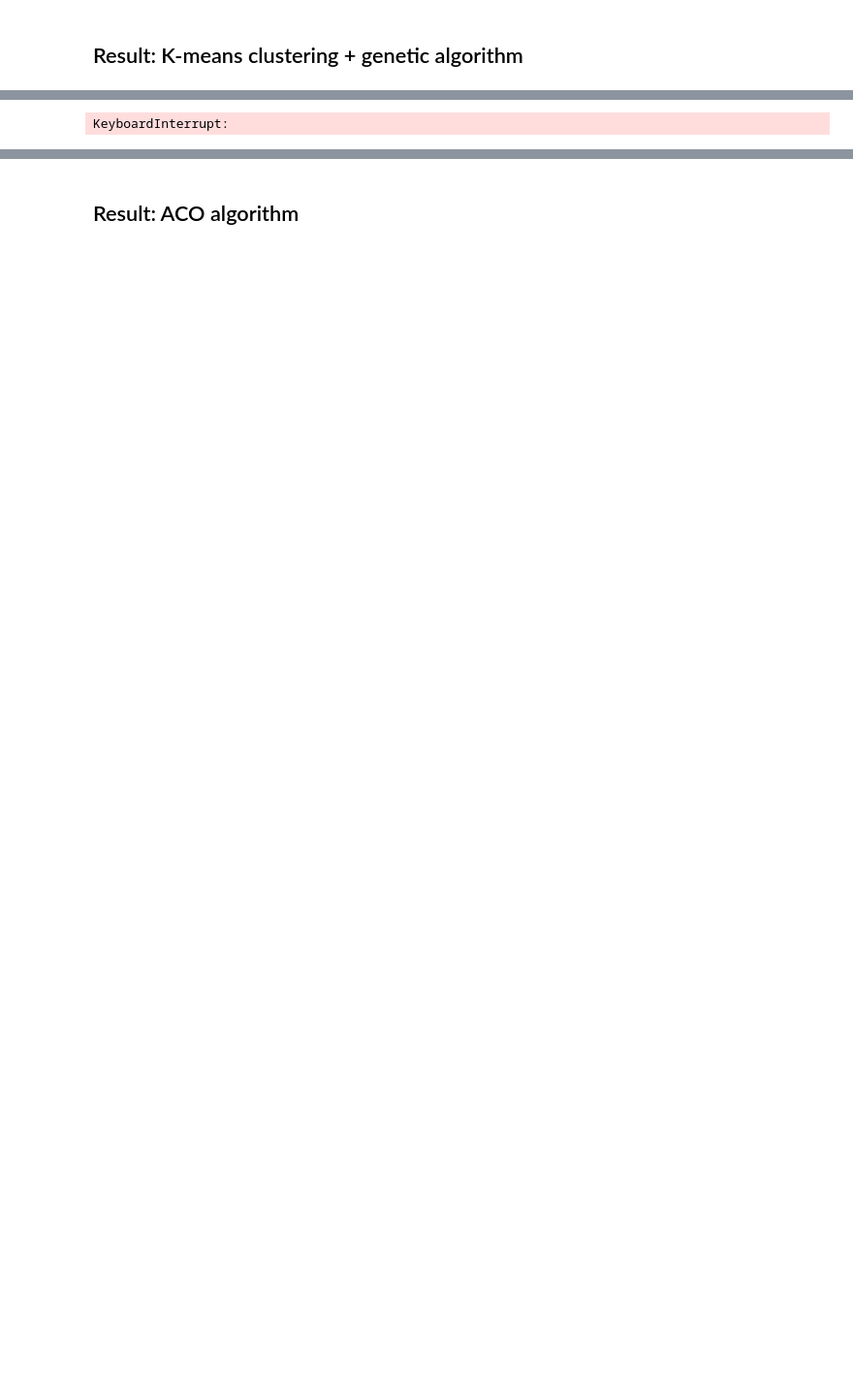
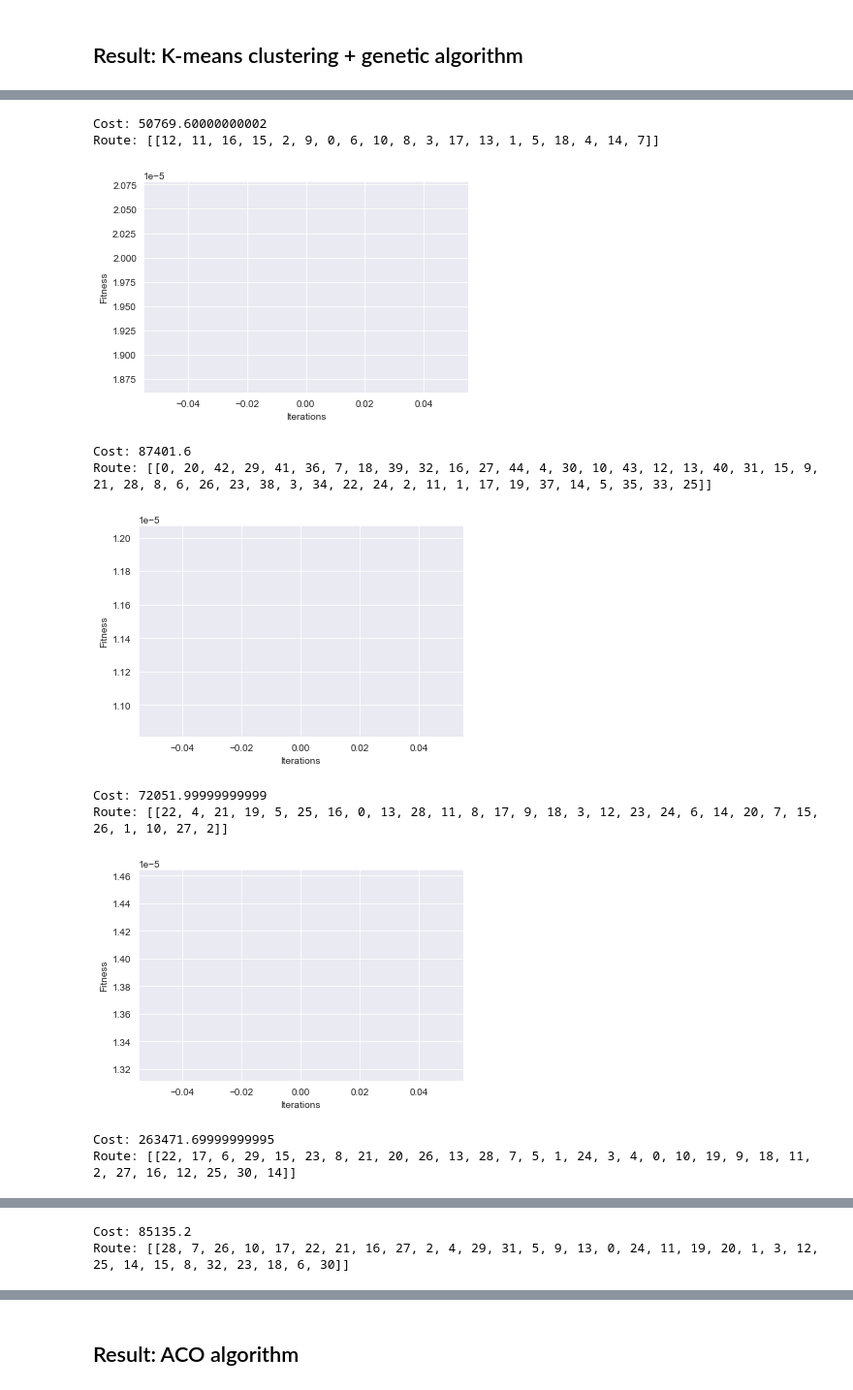
Before and after one commit to wxlomo/Last-mile-Delivery-Scheduling-and-Rescheduling, a Jupyter notebook: project.ipynb, the cells around one changed output, grey strips where cells are left out. Shown: that part at 97% size. Saved outputs shown, nothing was run; the diff lists cells and outputs as text; code cells hidden in the pictures; blank space fills up the shorter version.

```diff
--- a/project.ipynb
+++ b/project.ipynb
@@ -857,16 +653,28 @@ Total route number: 5
 # %%
 total_cost_2 = 0
 for route in package_assignment:
-    gene_solver = GeneSolverSingleRoute(route,
-                                        param_size_of_population,
-                                        param_ngen,
-                                        param_unit_cost,
-                                        param_wait_cost,
-                                        param_delay_cost,
-                                        param_work_time,
-                                        param_depot,
-                                        param_mut_prob,
-                                        param_cro_prob)
+    gene_solver = GeneSolver(False,
+                             route,
+                             param_size_of_population,
+                             1,
+                             param_unit_cost,
+                             param_wait_cost,
+                             param_delay_cost,
+                             param_vehicle_capacity,
+                             param_work_time,
+                             param_depot,
+                             param_mut_prob,
+                             param_cro_prob)
     total_cost_2 += gene_solver.run_solver()
 # %% [output]
-KeyboardInterrupt:
+Cost: 50769.60000000002
+Route: [[12, 11, 16, 15, 2, 9, 0, 6, 10, 8, 3, 17, 13, 1, 5, 18, 4, 14, 7]]
+[figure, added]
+Cost: 87401.6
+Route: [[0, 20, 42, 29, 41, 36, 7, 18, 39, 32, 16, 27, 44, 4, 30, 10, 43, 12, 13, 40, 31, 15, 9, 21, 28, 8, 6, 26, 23, 38, 3, 34, 22, 24, 2, 11, 1, 17, 19, 37, 14, 5, 35, 33, 25]]
+[figure, added]
+Cost: 72051.99999999999
+Route: [[22, 4, 21, 19, 5, 25, 16, 0, 13, 28, 11, 8, 17, 9, 18, 3, 12, 23, 24, 6, 14, 20, 7, 15, 26, 1, 10, 27, 2]]
+[figure, added]
+Cost: 263471.69999999995
+Route: [[22, 17, 6, 29, 15, 23, 8, 21, 20, 26, 13, 28, 7, 5, 1, 24, 3, 4, 0, 10, 19, 9, 18, 11, 2, 27, 16, 12, 25, 30, 14]]
@@ -872,0 +682,2 @@ KeyboardInterrupt:
+Cost: 85135.2
+Route: [[28, 7, 26, 10, 17, 22, 21, 16, 27, 2, 4, 29, 31, 5, 9, 13, 0, 24, 11, 19, 20, 1, 3, 12, 25, 14, 15, 8, 32, 23, 18, 6, 30]]
```
Also changed, not shown: parts of 18 cells of this notebook.
